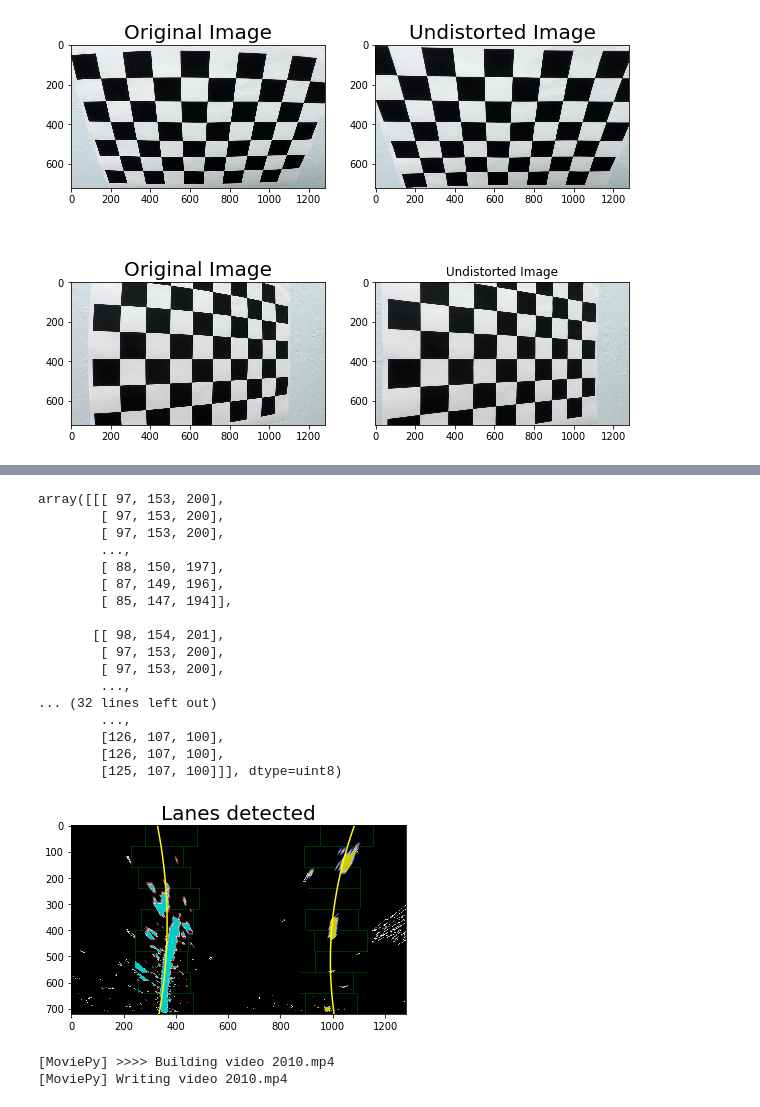
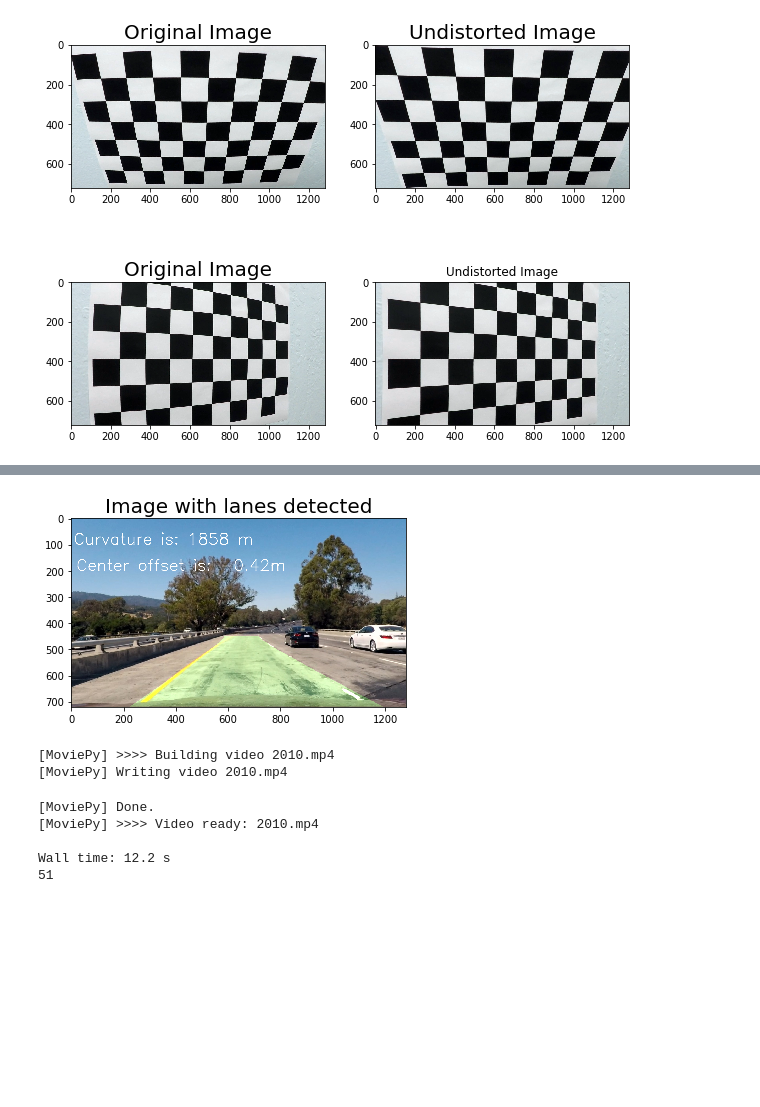
Before and after one commit to severina19/UdacitySelfDrivingCar, a Jupyter notebook: Lesson4_AdvancedLane/LaneDetection.ipynb, the cells around one changed output, grey strips where cells are left out. Cells and saved outputs as stored; diff of their text form; code cells hidden in the pictures; blank space fills up the shorter version.

```diff
--- a/Lesson4_AdvancedLane/LaneDetection.ipynb
+++ b/Lesson4_AdvancedLane/LaneDetection.ipynb
@@ -230,7 +267,7 @@ def create_output_img(undist,M_inv, warped, left_fit, right_fit):
     img_out = cv2.addWeighted(undist, 1, warp_inv, 0.3, 0)
     return img_out
 # %%
-def FindLanes(binary_warped):
+def FitLanes(binary_warped):
     global counter
     global lane_left
     global lane_right
@@ -284,11 +321,12 @@ def FindLanes(binary_warped):
             # Append these indices to the lists
             left_lane_inds.append(good_left_inds)
             right_lane_inds.append(good_right_inds)
-            # If you found > minpix pixels, recenter next window on their mean position
+            # recenter next window on their mean position
             if len(good_left_inds) > minpix:
                 leftx_lane = np.int(np.mean(nonzerox[good_left_inds]))
             if len(good_right_inds) > minpix:
                 rightx_lane = np.int(np.mean(nonzerox[good_right_inds]))
+
 
         # Concatenate the arrays of indices
         left_lane_inds = np.concatenate(left_lane_inds)
@@ -449,7 +487,7 @@ def FindLaneInImage(ImgRGB, bVisualize=0):
         #plt.savefig('warped_image.png')
 
 
-    left_fit, right_fit, out_img  = FindLanes(binary_warped)
+    left_fit, right_fit, out_img  = FitLanes(binary_warped)
     if bVisualize == 1:
         display_result(binary_warped, left_fit,right_fit,out_img)
 
@@ -467,38 +505,24 @@ def FindLaneInImage(ImgRGB, bVisualize=0):
 
     fontScale = cv2.FONT_HERSHEY_SIMPLEX
     cv2.putText(img_out,Test_Curv,(10,100),  fontScale, 2,(255,255,255),2,cv2.LINE_AA)
-    cv2.putText(img_out,Text_Offset,(30,300),  fontScale, 2,(255,255,255),2,cv2.LINE_AA)
-
+    cv2.putText(img_out,Text_Offset,(20,200),  fontScale, 2,(255,255,255),2,cv2.LINE_AA)
     counter = counter+1
     return img_out
 # %%
 image_path='./test_images/test1.jpg'
 ImgBGR = cv2.imread(image_path)
 plt.title('Test Image', fontsize=20)
 plt.imshow(ImgBGR)
 ImgRGB = cv2.cvtColor(ImgBGR, cv2.COLOR_BGR2RGB)
-bVisualize=1
+bVisualize=0
 counter=0
-FindLaneInImage(ImgRGB, bVisualize)
+img_out=FindLaneInImage(ImgRGB, bVisualize)
+
+plt.title('Image with lanes detected', fontsize=20)
+plt.imshow(img_out,cmap ='gray')
+plt.savefig('final_result.png')
 # %% [output]
-array([[[ 97, 153, 200],
-        [ 97, 153, 200],
-        [ 97, 153, 200],
-        ...,
-        [ 88, 150, 197],
-        [ 87, 149, 196],
-        [ 85, 147, 194]],
-
-       [[ 98, 154, 201],
-        [ 97, 153, 200],
-        [ 97, 153, 200],
-        ...,
-... (32 lines left out)
-        ...,
-        [126, 107, 100],
-        [126, 107, 100],
-        [125, 107, 100]]], dtype=uint8)
-[figure, old version]
+[figure, new version]
 # %%
 # Import everything needed to edit/save/watch video clips
 from moviepy.editor import VideoFileClip
@@ -510,7 +534,7 @@ counter=0
 
 
 output = '2010.mp4'
-clip1 = VideoFileClip("project_video.mp4")#.subclip(0,2)
+clip1 = VideoFileClip("project_video.mp4").subclip(0,2)
 
 out_clip = clip1.fl_image(FindLaneInImage) #NOTE: this function expects color images!!
 %time out_clip.write_videofile(output, audio=False)
@@ -518,6 +542,11 @@ print(counter)
 # %% [output]
 [MoviePy] >>>> Building video 2010.mp4
 [MoviePy] Writing video 2010.mp4
+[MoviePy] Done.
+[MoviePy] >>>> Video ready: 2010.mp4
+
+Wall time: 12.2 s
+51
 # %%
 from IPython.display import HTML
 HTML("""
```
Also changed, not shown: parts of 6 cells of this notebook, 4 other files.
